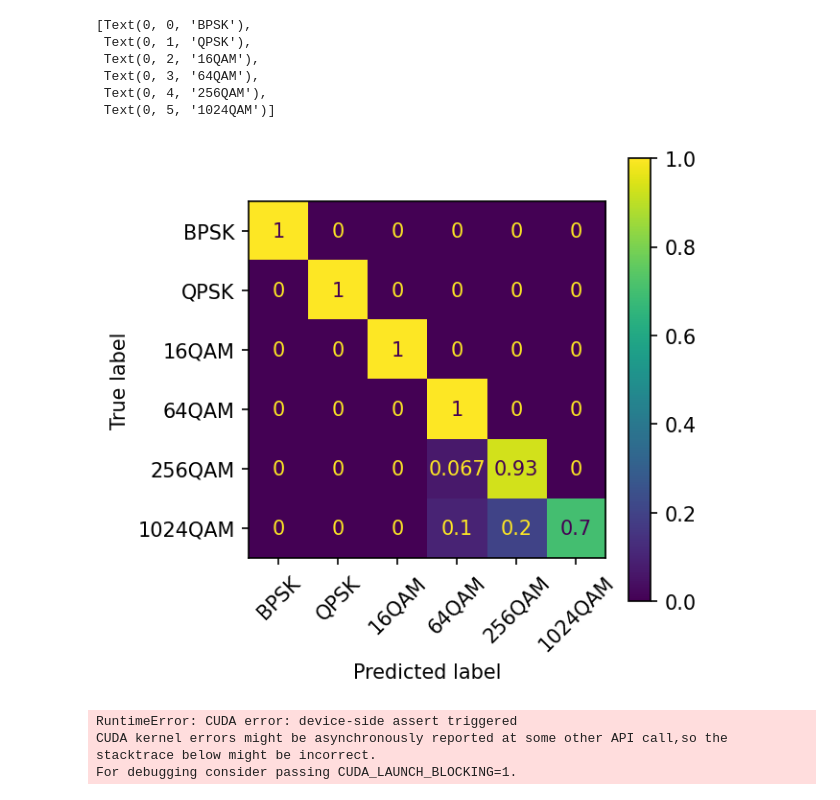
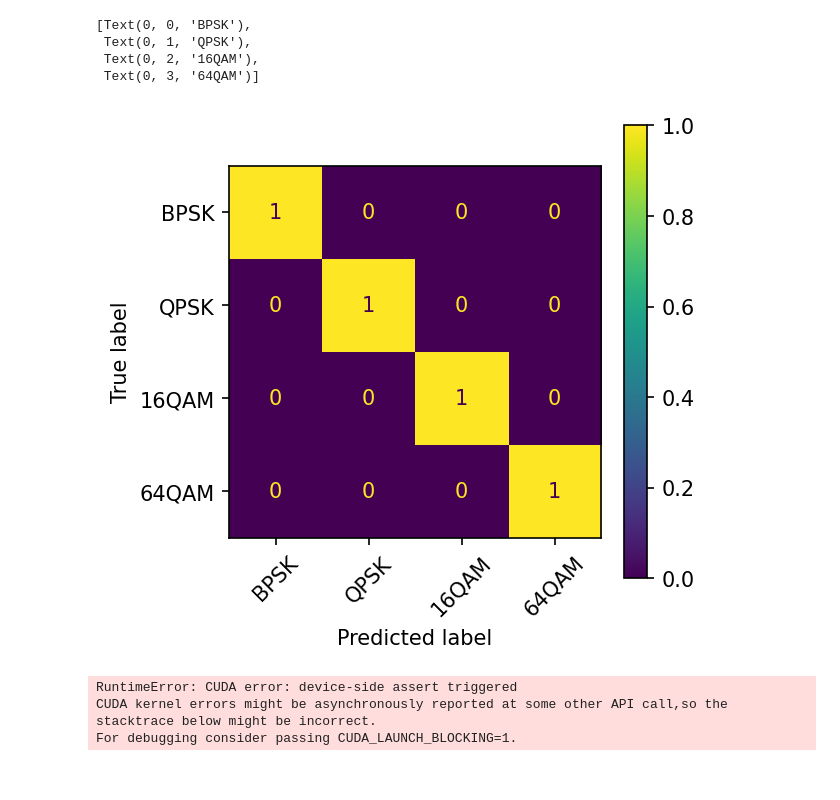
Before and after one commit to byungjunkim12/23-cyclo_modul_OFDM, a Jupyter notebook: python/tbWifi.ipynb, the cells around one changed output. Saved outputs shown, nothing was run; the diff lists cells and outputs as text; code cells hidden in the pictures.

```diff
--- a/python/tbWifi.ipynb
+++ b/python/tbWifi.ipynb
@@ -234,10 +269,7 @@ trList = list()
 valList = list()
 cudaID = 2
 batchSize = 32
-# trainSNRVec = range(5, 41, 5)
-# trainSNRVec = [0, 0, 15, 25, 30, 40]
-# trainSNRVec = [0, 0, 0, 0, 0, 0]
-SNRThres = 10
+SNRThres = 5
 trainSNRVec = [SNRThres, SNRThres, SNRThres, SNRThres, SNRThres, SNRThres]
 
 for i, protocol in enumerate(protocolList):
@@ -424,18 +476,21 @@ cudaID = 2
 batchSize = 32
 loadedWifiPskNet = wifiImgPskNet(3, removeNull)
 loadedWifiQamNet = wifiImgQamNet(4, removeNull)
+loadedWifiSingleNet = wifiImgQamNet(6, removeNull)
 
 if cudaID is not None: loadedWifiPskNet = loadedWifiPskNet.cuda(cudaID)
 if cudaID is not None: loadedWifiQamNet = loadedWifiQamNet.cuda(cudaID)
+if cudaID is not None: loadedWifiSingleNet = loadedWifiSingleNet.cuda(cudaID)
 
-savePskModelPath = './saveDLModel/selected/wifiHEImgPsk_15.cpkt'
-saveQamModelPath = './saveDLModel/selected/wifiHEImgQam10_50.cpkt'
-# saveQamModelPath = './saveDLModel/candidate/wifiHEImgQam10.cpkt'
+savePskModelPath = './saveDLModel/candidate/wifiHTImgPsk.cpkt'
+saveQamModelPath = './saveDLModel/candidate/wifiHTImgQam.cpkt'
+saveSingleModelPath = './saveDLModel/candidate/wifiHTImgSingle.cpkt'
 
 # path for saving model
-testSNRVec = range(5, 46, 5)
+testSNRVec = range(5, 41, 5)
 loadedWifiPskNet.load_state_dict(torch.load(savePskModelPath))
 loadedWifiQamNet.load_state_dict(torch.load(saveQamModelPath))
+# loadedWifiSingleNet.load_state_dict(torch.load(saveSingleModelPath))
 
 trListCumul = list()
 valListCumul = list()
@@ -471,12 +526,12 @@ for SNR in testSNRVec:
     valLoaderCumul = DataLoader(valDatasetCumul,batch_size=batchSize,shuffle=True)
 
     print(len(trDataset), len(valDataset))
-    # accTest = getAcc(valLoader, loadedWifiPskNet)
+    # accTest = getAcc(valLoader, loadedWifiSingleNet)
     accTest = getAccWifi(valLoader, loadedWifiPskNet, loadedWifiQamNet)
 
     print(SNR, accTest)
 
-# accTestCumul = getAcc(valLoaderCumul, loadedWifiPskNet)
+# accTestCumul = getAcc(valLoaderCumul, loadedWifiSingleNet)
 accTestCumul = getAccWifi(valLoaderCumul, loadedWifiPskNet, loadedWifiQamNet)
 print('cumul:', accTestCumul)
 # %% [output]
@@ -503,9 +556,30 @@ cumul: 0.7796296296296297
 from sklearn.metrics import confusion_matrix, ConfusionMatrixDisplay
 
 # pred, target = getPredsWifi(valLoaderCumul, loadedWifiPskNet, loadedWifi16QamNet, loadedWifi64QamNet, loadedWifi256QamNet)
+testSNR = 20
+valList = list()
+for i, protocol in enumerate(protocolList):
+    for CPOpt in CPOptList[i]:
+        for mod in modList[i]:
+            dataset = imgDataset(dataDict[protocol][CPOpt][mod][testSNR],testFlag,cuda_id=cudaID)
+
+            numTrData = int(np.ceil(0.8*len(dataDict[protocol][CPOpt][mod][testSNR]['label'])))
+            numTotData = len(dataDict[protocol][CPOpt][mod][testSNR]['label'])
+
+            # print(protocol, CPOpt, str(mod), numTrData, numTotData)
+            trList.append(torch.utils.data.Subset(dataset,range(numTrData)))
+            valList.append(torch.utils.data.Subset(dataset,range(numTrData, numTotData)))
+
+trDataset = torch.utils.data.ConcatDataset(trList) # concatenating dataset lists
+valDataset = torch.utils.data.ConcatDataset(valList)
+
+trLoader = DataLoader(trDataset,batch_size=batchSize,shuffle=True)
+valLoader = DataLoader(valDataset,batch_size=batchSize,shuffle=True)
+
 pred, target = getPredsWifi(valLoader, loadedWifiPskNet, loadedWifiQamNet)
-# pred, target = getPreds(valLoader, loadedWifiPskNet)
+# pred, target = getPreds(valLoader, loadedWifiSingleNet)
 
+# print(pred, target)
 # font = {'size'   : 15}
 # plt.rc('font', **font)
 
@@ -521,40 +595,39 @@ disp = ConfusionMatrixDisplay(confusion_matrix=cm)
 fig, ax = plt.subplots(figsize=(4,4), dpi =150)
 disp.plot(ax=ax)
 
+# print(modList)
 modNameList = []
 for mod in modList[1]:
     if mod == 2:
         # continue
         modul_name = 'BPSK'
     elif mod == 4:
         # continue
         modul_name = 'QPSK'
     elif mod == 16:
         # continue
         modul_name = '16QAM'
     elif mod == 64:
         # break
         # continue
         modul_name = '64QAM'
     elif mod == 256:
-        # break
+        break
         modul_name = '256QAM'
     elif mod == 1024:
         # break
         modul_name = '1024QAM'
 
     modNameList.append(modul_name)
 plt_labels = modNameList
 ax.set_xticklabels(plt_labels, rotation=45)
 ax.set_yticklabels(plt_labels)
 # %% [output]
 [Text(0, 0, 'BPSK'),
  Text(0, 1, 'QPSK'),
  Text(0, 2, '16QAM'),
- Text(0, 3, '64QAM'),
- Text(0, 4, '256QAM'),
- Text(0, 5, '1024QAM')]
+ Text(0, 3, '64QAM')]
-[figure, old version]
+[figure, new version]
 # %%
 SNRVec = np.arange(40, 41, 2, dtype=int)
 FFTsize = 4096
```
Also changed, not shown: parts of 8 cells of this notebook, 20 other files.
